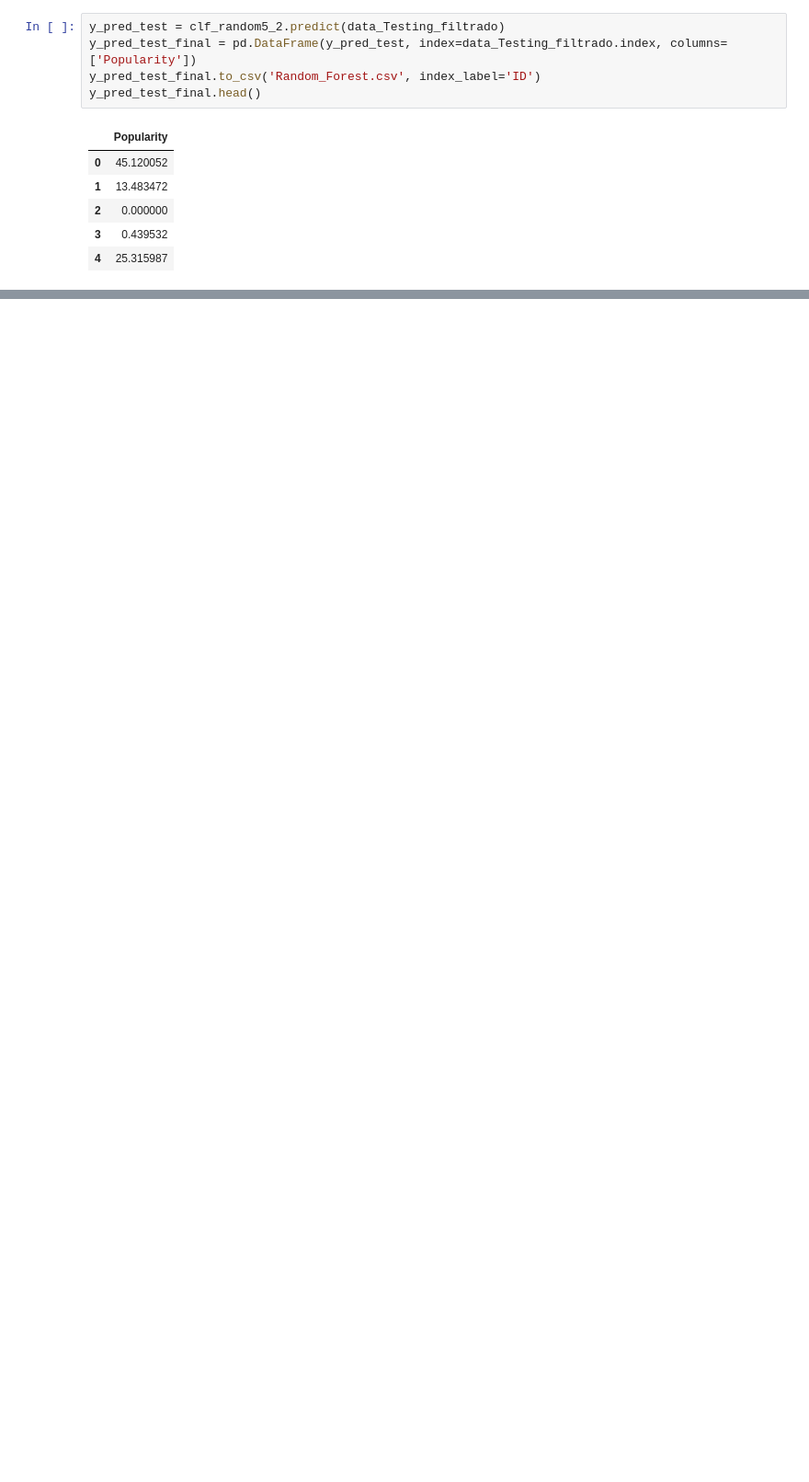
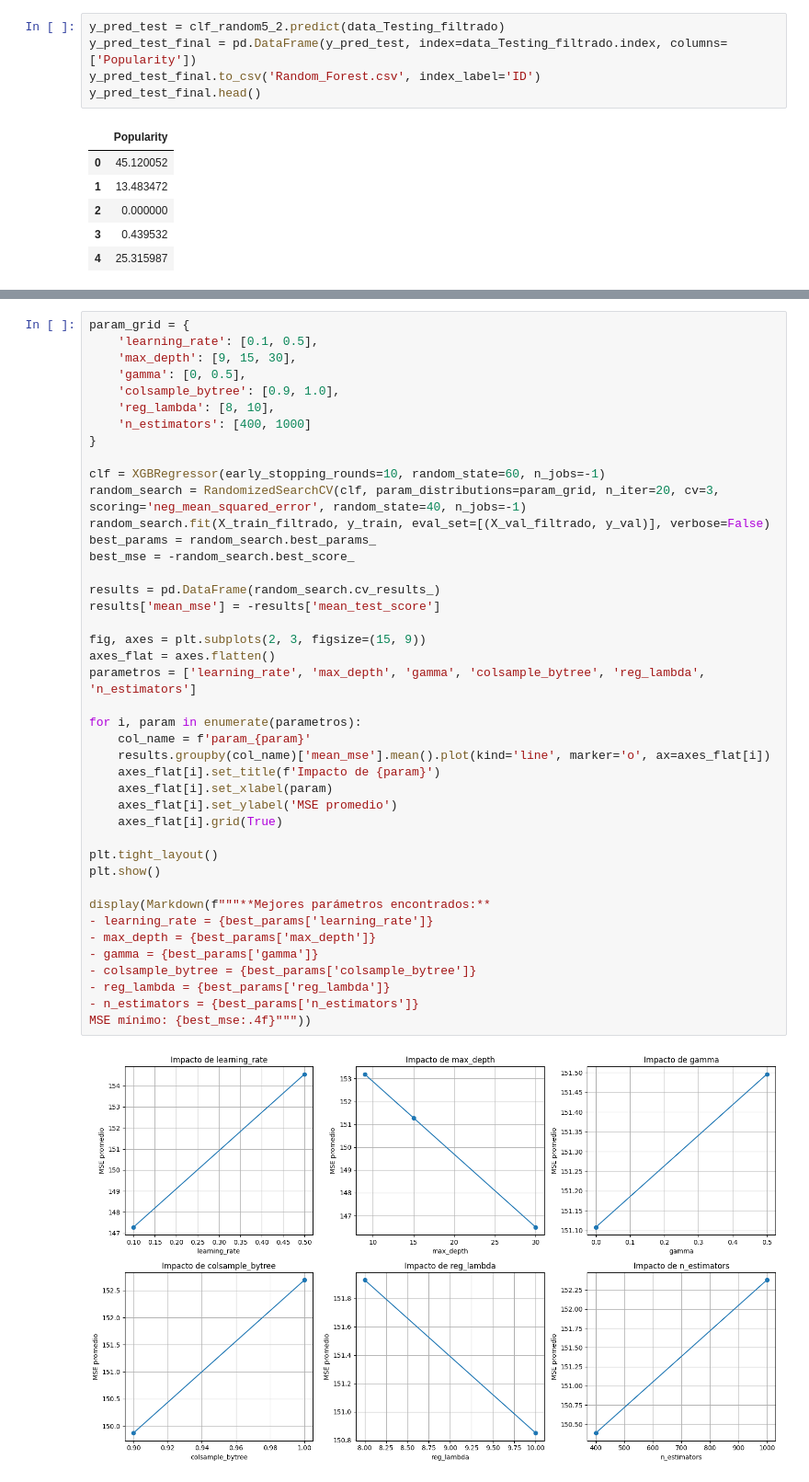
Before and after one commit to JohanManjarresMIAD/JohanManjarresMIAD-JohanManjarresMIAD-MIAD_ML_NLP_2026-Grupo_26, a Jupyter notebook: Semana 3/S3P1_proyecto1.ipynb, the cells around one changed output, grey strips where cells are left out. Shown at 92% size. Cells and saved outputs as stored; diff of their text form; blank space fills up the shorter version.

```diff
--- a/Semana 3/S3P1_proyecto1.ipynb
+++ b/Semana 3/S3P1_proyecto1.ipynb
@@ -381,0 +388,44 @@ y_pred_test_final.head()
+# %%
+param_grid = {
+    'learning_rate': [0.1, 0.5],
+    'max_depth': [9, 15, 30],
+    'gamma': [0, 0.5],
+    'colsample_bytree': [0.9, 1.0],
+    'reg_lambda': [8, 10],
+    'n_estimators': [400, 1000]
+}
+
+clf = XGBRegressor(early_stopping_rounds=10, random_state=60, n_jobs=-1)
+random_search = RandomizedSearchCV(clf, param_distributions=param_grid, n_iter=20, cv=3, scoring='neg_mean_squared_error', random_state=40, n_jobs=-1)
+random_search.fit(X_train_filtrado, y_train, eval_set=[(X_val_filtrado, y_val)], verbose=False)
+best_params = random_search.best_params_
+best_mse = -random_search.best_score_
+
+results = pd.DataFrame(random_search.cv_results_)
+results['mean_mse'] = -results['mean_test_score']
+
+fig, axes = plt.subplots(2, 3, figsize=(15, 9))
+axes_flat = axes.flatten()
+parametros = ['learning_rate', 'max_depth', 'gamma', 'colsample_bytree', 'reg_lambda', 'n_estimators']
+
+for i, param in enumerate(parametros):
+    col_name = f'param_{param}'
+    results.groupby(col_name)['mean_mse'].mean().plot(kind='line', marker='o', ax=axes_flat[i])
+    axes_flat[i].set_title(f'Impacto de {param}')
+    axes_flat[i].set_xlabel(param)
+    axes_flat[i].set_ylabel('MSE promedio')
+    axes_flat[i].grid(True)
+
+plt.tight_layout()
+plt.show()
+
+display(Markdown(f"""**Mejores parámetros encontrados:**
+- learning_rate = {best_params['learning_rate']}
+- max_depth = {best_params['max_depth']}
+- gamma = {best_params['gamma']}
+- colsample_bytree = {best_params['colsample_bytree']}
+- reg_lambda = {best_params['reg_lambda']}
+- n_estimators = {best_params['n_estimators']}
+MSE mínimo: {best_mse:.4f}"""))
+# %% [output]
+[figure, added]
```
Also changed, not shown: parts of 10 cells of this notebook, 1 other file.
